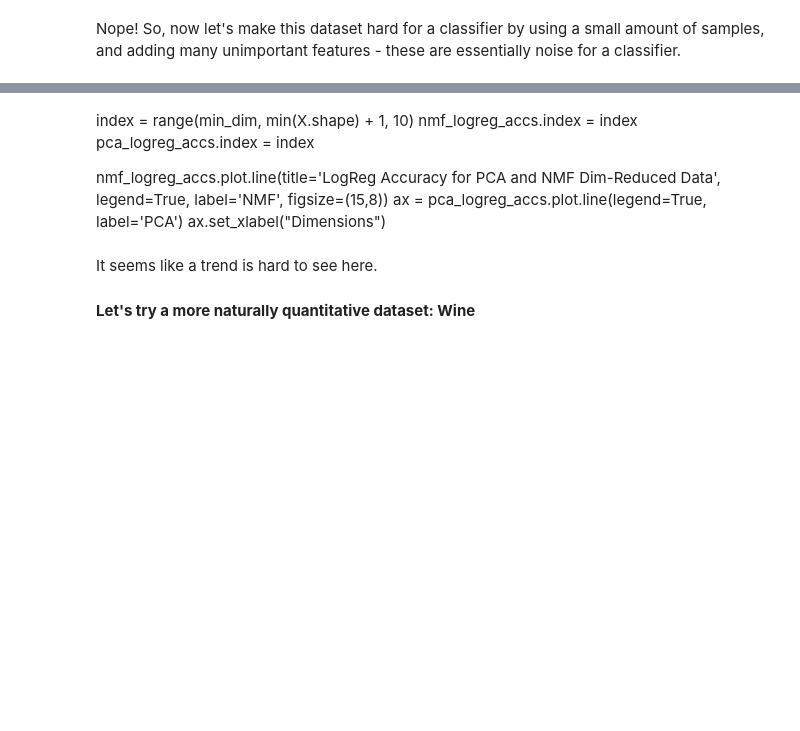
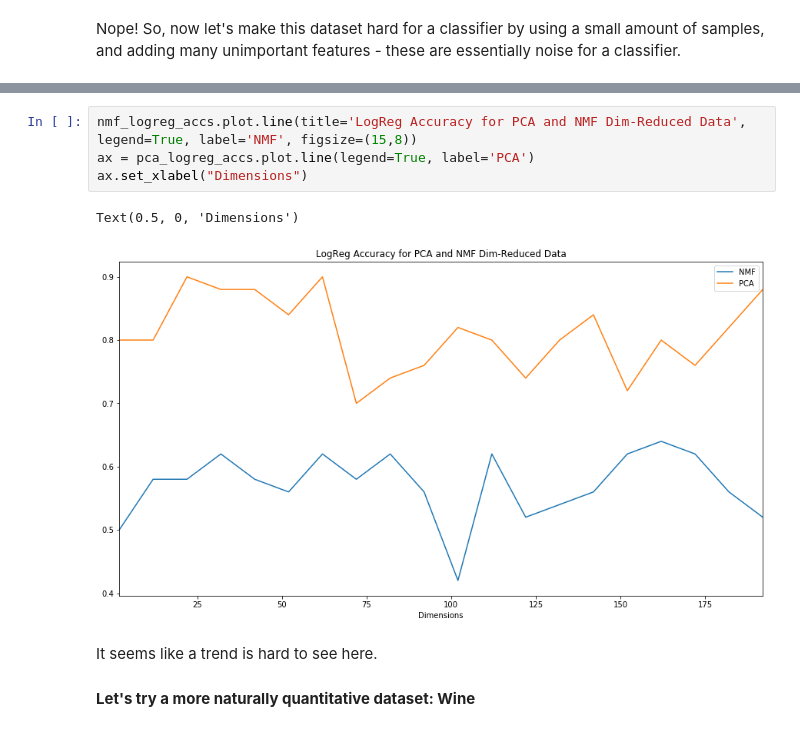
Before and after one commit to QColeman97/NMF-All-Stars, a Jupyter notebook: NMF_final.ipynb, the cells around one changed output, grey strips where cells are left out. Drawn from its saved outputs; the diff is of its cells as text; blank space fills up the shorter version.

```diff
--- a/NMF_final.ipynb
+++ b/NMF_final.ipynb
@@ -362,11 +383,10 @@ pca_logreg_accs = pd.Series(dim_pca_accs)
-# %% [markdown]
-index = range(min_dim, min(X.shape) + 1, 10)
-nmf_logreg_accs.index = index
-pca_logreg_accs.index = index
-
-nmf_logreg_accs.plot.line(title='LogReg Accuracy for PCA and NMF Dim-Reduced Data', legend=True, label='NMF', figsize=(15,8))
-ax = pca_logreg_accs.plot.line(legend=True, label='PCA')
-ax.set_xlabel("Dimensions")
+# %%
+nmf_logreg_accs.plot.line(title='LogReg Accuracy for PCA and NMF Dim-Reduced Data', legend=True, label='NMF', figsize=(15,8))
+ax = pca_logreg_accs.plot.line(legend=True, label='PCA')
+ax.set_xlabel("Dimensions")
+# %% [output]
+Text(0.5, 0, 'Dimensions')
+[figure, added]
 # %% [markdown]
 It seems like a trend is hard to see here.
 
```
Also changed, not shown: parts of 10 cells of this notebook.
